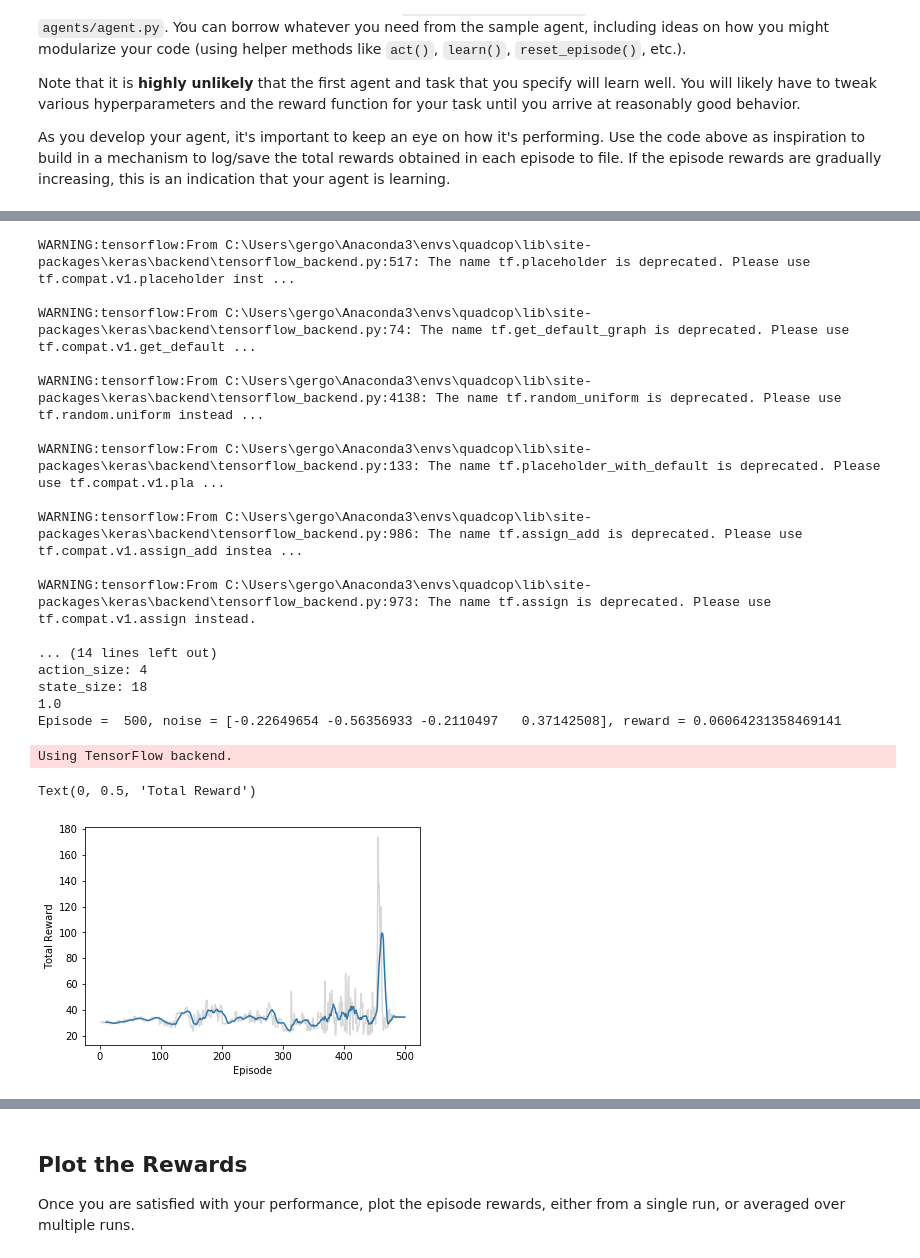
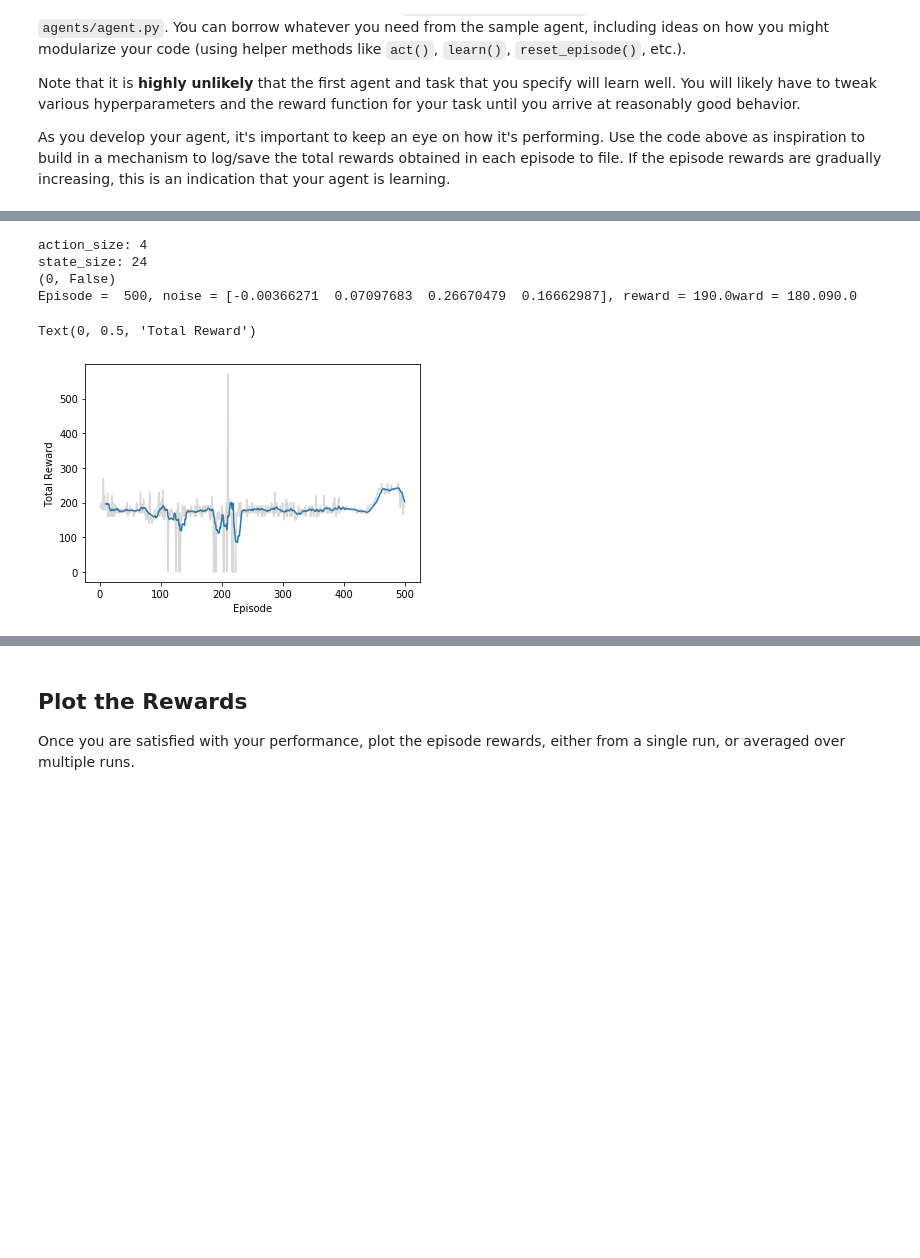
Before and after one commit to gergosnoo/RL_quadcop_snoo, a Jupyter notebook: Quadcopter_Project.ipynb, the cells around one changed output, grey strips where cells are left out. Cells and saved outputs as stored; diff of their text form; code cells hidden in the pictures; blank space fills up the shorter version.

```diff
--- a/Quadcopter_Project.ipynb
+++ b/Quadcopter_Project.ipynb
@@ -188,7 +190,7 @@ from agents.policy_search import PolicySearch_Agent
 from task import Task
 
 num_episodes = 500
-target_pos = np.array([0., 0., 10.])
+target_pos = np.array([0., 0., 0.])
 runtime = 3.5                                     # time limit of the episode
 init_pose = np.array([0., 0., 10., 0., 0., 0.])  # initial pose
 init_velocities = np.array([0., 0., 0.])         # initial velocities
@@ -198,15 +200,15 @@ init_angle_velocities = np.array([0., 0., 0.])   # initial angle velocities
 task = Task(init_pose, init_velocities,  init_angle_velocities, runtime, target_pos=target_pos)
 agent = PolicySearch_Agent(task)
 
-for i_episode in range(1, num_episodes+1):
-    state = agent.reset_episode() # start a new episode
-    while True:
-        action = agent.act(state)
-        next_state, reward, done = task.step(action)
-        agent.step(reward, done)
-        state = next_state
-        if done:
-            print("\rEpisode = {:4d}, score = {:7.3f} (best = {:7.3f}), noise_scale = {}".format(
-                i_episode, agent.score, agent.best_score, agent.noise_scale), end="")  # [debug]
-            break
-    sys.stdout.flush()
+# for i_episode in range(1, num_episodes+1):
+#     state = agent.reset_episode() # start a new episode
+#     while True:
+#         action = agent.act(state)
+#         next_state, reward, done = task.step(action)
+#         agent.step(reward, done)
+#         state = next_state
+#         if done:
+#             print("\rEpisode = {:4d}, score = {:7.3f} (best = {:7.3f}), noise_scale = {}".format(
+#                 i_episode, agent.score, agent.best_score, agent.noise_scale), end="")  # [debug]
+#             break
+#     sys.stdout.flush()
@@ -256,53 +253,39 @@ for i_episode in range(1, num_episodes+1):
     state = agent.reset_episode() # start a new episode
     while True:
         action = agent.act(state)
         next_state, reward, done = task.step(action)
         agent.step(action, reward, next_state, done)
         #print("\rEpisode = {:4d}, state = {}, action = {}, next_state = {}".format(i_episode, state, action, next_state), end="")
         state = next_state
         total_reward += reward
         if done:
             print("\rEpisode = {:4d}, noise = {}, reward = {}".format(
-                i_episode, agent.noise.sample(), task.get_reward()), end="")
+                i_episode, agent.noise.sample(), total_reward), end="")
             rewards_list.append((i_episode, total_reward))
             # [debug]
             break
     sys.stdout.flush()
 
 %matplotlib inline
 import matplotlib.pyplot as plt
 
 def running_mean(x, N):
     cumsum = np.cumsum(np.insert(x, 0, 0))
     return (cumsum[N:] - cumsum[:-N]) / N
 
 eps, rews = np.array(rewards_list).T
 smoothed_rews = running_mean(rews, 10)
 plt.plot(eps[-len(smoothed_rews):], smoothed_rews)
 plt.plot(eps, rews, color='grey', alpha=0.3)
 plt.xlabel('Episode')
 plt.ylabel('Total Reward')
 # %% [output]
-WARNING:tensorflow:From C:\Users\gergo\Anaconda3\envs\quadcop\lib\site-packages\keras\backend\tensorflow_backend.py:517: The name tf.placeholder is deprecated. Please use tf.compat.v1.placeholder inst ...
-
-WARNING:tensorflow:From C:\Users\gergo\Anaconda3\envs\quadcop\lib\site-packages\keras\backend\tensorflow_backend.py:74: The name tf.get_default_graph is deprecated. Please use tf.compat.v1.get_default ...
-
-WARNING:tensorflow:From C:\Users\gergo\Anaconda3\envs\quadcop\lib\site-packages\keras\backend\tensorflow_backend.py:4138: The name tf.random_uniform is deprecated. Please use tf.random.uniform instead ...
-
-WARNING:tensorflow:From C:\Users\gergo\Anaconda3\envs\quadcop\lib\site-packages\keras\backend\tensorflow_backend.py:133: The name tf.placeholder_with_default is deprecated. Please use tf.compat.v1.pla ...
-
-WARNING:tensorflow:From C:\Users\gergo\Anaconda3\envs\quadcop\lib\site-packages\keras\backend\tensorflow_backend.py:986: The name tf.assign_add is deprecated. Please use tf.compat.v1.assign_add instea ...
-
-WARNING:tensorflow:From C:\Users\gergo\Anaconda3\envs\quadcop\lib\site-packages\keras\backend\tensorflow_backend.py:973: The name tf.assign is deprecated. Please use tf.compat.v1.assign instead.
-
-... (14 lines left out)
 action_size: 4
-state_size: 18
-1.0
-Episode =  500, noise = [-0.22649654 -0.56356933 -0.2110497   0.37142508], reward = 0.06064231358469141
+state_size: 24
+(0, False)
+Episode =  500, noise = [-0.00366271  0.07097683  0.26670479  0.16662987], reward = 190.0ward = 180.090.0
-Using TensorFlow backend.
+Text(0, 0.5, 'Total Reward')
-Text(0, 0.5, 'Total Reward')
-[figure, old version]
+[figure, new version]
 # %%
 from mpl_toolkits.mplot3d import Axes3D
 import matplotlib.pyplot as plt
```
Also changed, not shown: parts of 13 cells of this notebook, 4 other files.
